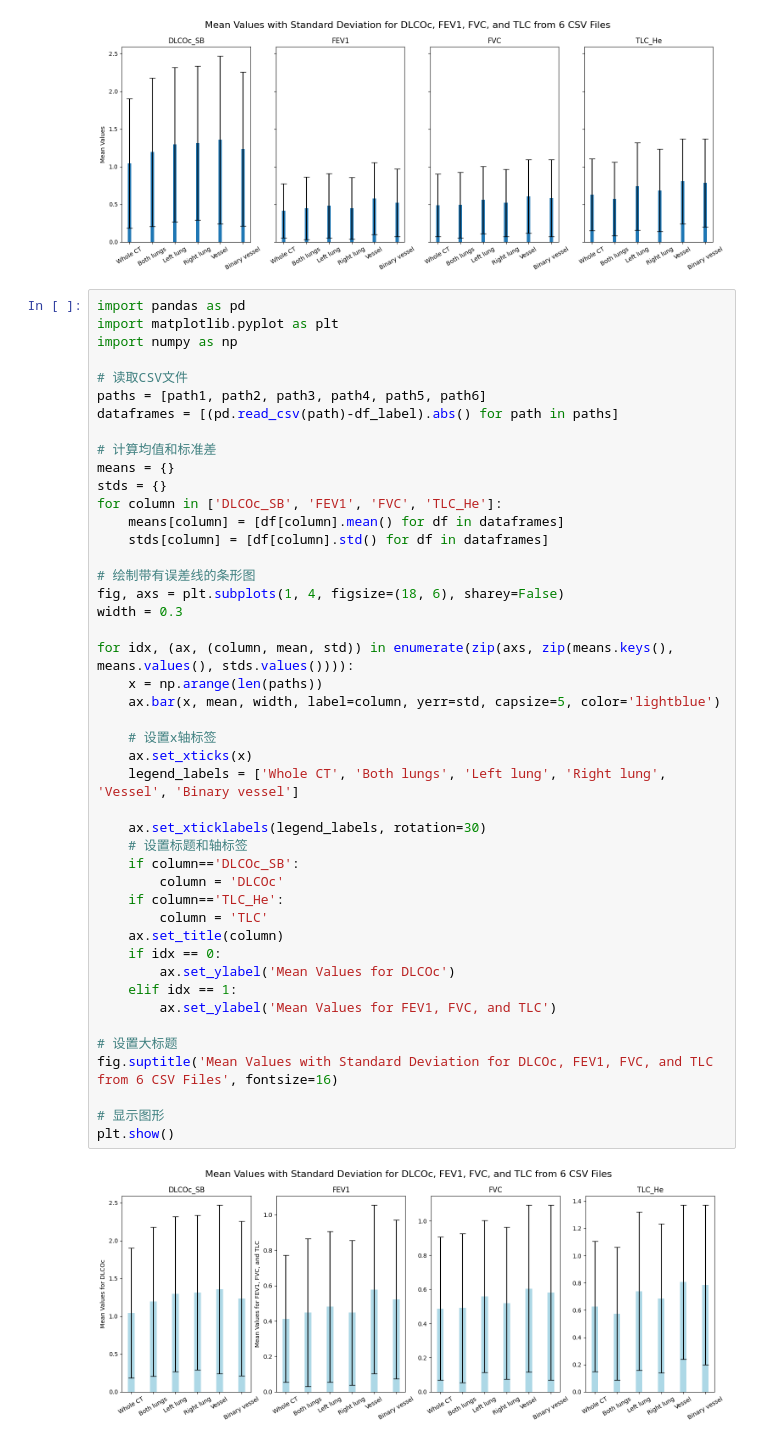
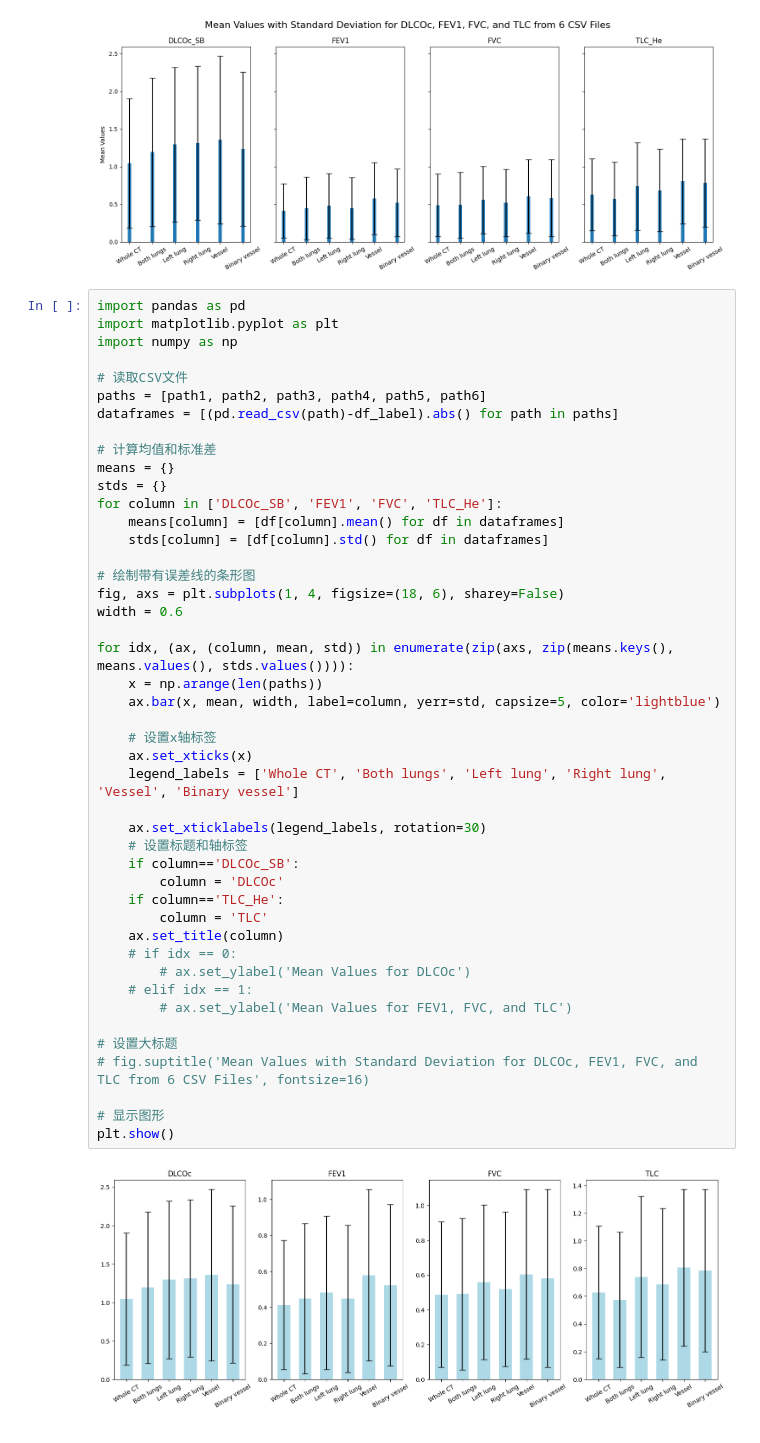
Before and after one commit to Jingnan-Jia/PFT_estimation, a Jupyter notebook: lung_function/scripts/jupyter_notebooks/plot_for_paper.ipynb, the cells around one changed output. Cells and saved outputs as stored; diff of their text form.

```diff
--- a/lung_function/scripts/jupyter_notebooks/plot_for_paper.ipynb
+++ b/lung_function/scripts/jupyter_notebooks/plot_for_paper.ipynb
@@ -382,37 +382,37 @@ dataframes = [(pd.read_csv(path)-df_label).abs() for path in paths]
 means = {}
 stds = {}
 for column in ['DLCOc_SB', 'FEV1', 'FVC', 'TLC_He']:
     means[column] = [df[column].mean() for df in dataframes]
     stds[column] = [df[column].std() for df in dataframes]
 
 # 绘制带有误差线的条形图
 fig, axs = plt.subplots(1, 4, figsize=(18, 6), sharey=False)
-width = 0.3
+width = 0.6
 
 for idx, (ax, (column, mean, std)) in enumerate(zip(axs, zip(means.keys(), means.values(), stds.values()))):
     x = np.arange(len(paths))
     ax.bar(x, mean, width, label=column, yerr=std, capsize=5, color='lightblue')
 
     # 设置x轴标签
     ax.set_xticks(x)
     legend_labels = ['Whole CT', 'Both lungs', 'Left lung', 'Right lung', 'Vessel', 'Binary vessel']
 
     ax.set_xticklabels(legend_labels, rotation=30)
     # 设置标题和轴标签
     if column=='DLCOc_SB':
         column = 'DLCOc'
     if column=='TLC_He':
         column = 'TLC'
     ax.set_title(column)
-    if idx == 0:
-        ax.set_ylabel('Mean Values for DLCOc')
-    elif idx == 1:
-        ax.set_ylabel('Mean Values for FEV1, FVC, and TLC')
+    # if idx == 0:
+        # ax.set_ylabel('Mean Values for DLCOc')
+    # elif idx == 1:
+        # ax.set_ylabel('Mean Values for FEV1, FVC, and TLC')
 
 # 设置大标题
-fig.suptitle('Mean Values with Standard Deviation for DLCOc, FEV1, FVC, and TLC from 6 CSV Files', fontsize=16)
+# fig.suptitle('Mean Values with Standard Deviation for DLCOc, FEV1, FVC, and TLC from 6 CSV Files', fontsize=16)
 
 # 显示图形
 plt.show()
 # %% [output]
-[figure, old version]
+[figure, new version]
```
Also changed, not shown: 21 other files.
